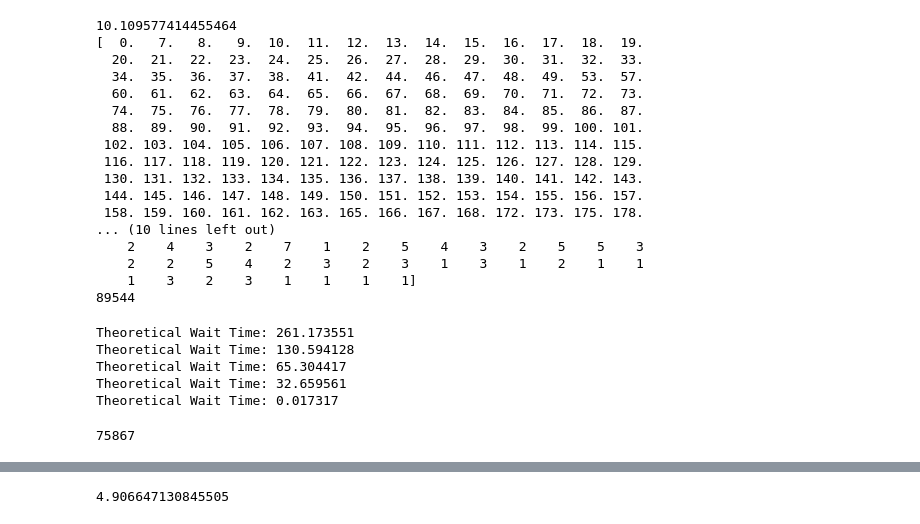
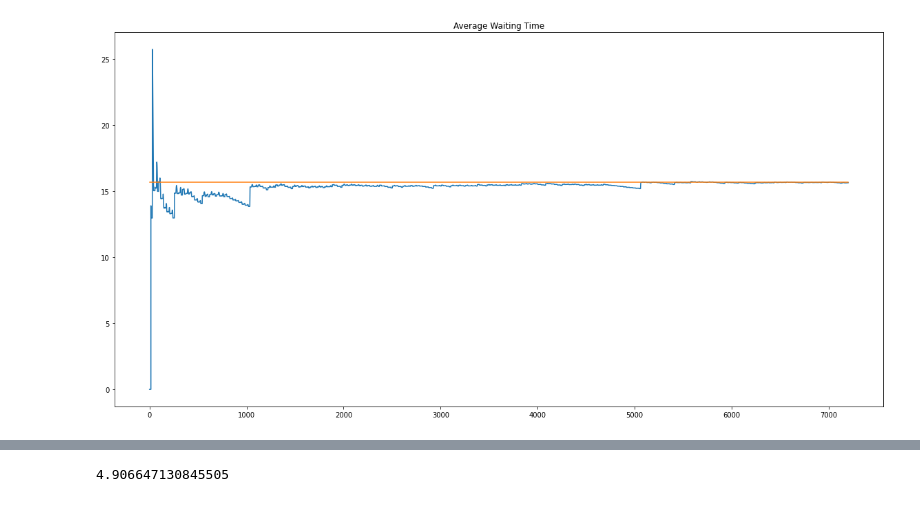
Before and after one commit to zhiyunjiang/CommMotionPlanning, a Jupyter notebook: python/polling_systems/Polling System Demo.ipynb, the cells around one changed output, grey strips where cells are left out. Saved outputs shown, nothing was run; the diff lists cells and outputs as text; code cells hidden in the pictures.

```diff
--- a/python/polling_systems/Polling System Demo.ipynb
+++ b/python/polling_systems/Polling System Demo.ipynb
@@ -156,24 +118,0 @@ NameError: name 'pi_toPandNewPi' is not defined
-# %%
-unique, counts = np.unique(sys_lengths_at_true_switch, return_counts = True)
-print(np.average(sys_lengths_i[:,1]))
-print(unique)
-print(counts)
-print(len(sys_lengths_at_true_switch))
-# %% [output]
-10.109577414455464
-[  0.   7.   8.   9.  10.  11.  12.  13.  14.  15.  16.  17.  18.  19.
-  20.  21.  22.  23.  24.  25.  26.  27.  28.  29.  30.  31.  32.  33.
-  34.  35.  36.  37.  38.  41.  42.  44.  46.  47.  48.  49.  53.  57.
-  60.  61.  62.  63.  64.  65.  66.  67.  68.  69.  70.  71.  72.  73.
-  74.  75.  76.  77.  78.  79.  80.  81.  82.  83.  84.  85.  86.  87.
-  88.  89.  90.  91.  92.  93.  94.  95.  96.  97.  98.  99. 100. 101.
- 102. 103. 104. 105. 106. 107. 108. 109. 110. 111. 112. 113. 114. 115.
- 116. 117. 118. 119. 120. 121. 122. 123. 124. 125. 126. 127. 128. 129.
- 130. 131. 132. 133. 134. 135. 136. 137. 138. 139. 140. 141. 142. 143.
- 144. 145. 146. 147. 148. 149. 150. 151. 152. 153. 154. 155. 156. 157.
- 158. 159. 160. 161. 162. 163. 165. 166. 167. 168. 172. 173. 175. 178.
-... (10 lines left out)
-    2    4    3    2    7    1    2    5    4    3    2    5    5    3
-    2    2    5    4    2    3    2    3    1    3    1    2    1    1
-    1    3    2    3    1    1    1    1]
-89544
@@ -194,23 +119,13 @@ def pi_toPandNewPi(pi):
-# %%
-beta = 1/16
-ps = PS.PollingSystem(np.array([0.3, 0.01, 0.01])/beta, beta)
-
-rp = MRP.RandomRP([1/3, 1/3, 1/3])
-s = 10
-d = 500
-for v in [1,2,4,8,100000]:
-    S =  np.array([[0, s, d],[s, 0, np.sqrt(d+s**2)],[1.5, np.sqrt(d+s**2), 0]])/v
-    wait = ps.calc_avg_wait(rp, S)
-    print("Theoretical Wait Time: %f"%(wait))
-# %% [output]
-Theoretical Wait Time: 261.173551
-Theoretical Wait Time: 130.594128
-Theoretical Wait Time: 65.304417
-Theoretical Wait Time: 32.659561
-Theoretical Wait Time: 0.017317
+# %%
+wt = np.array(wt)
+fig = plt.figure(figsize=[20,10])
+plt.plot(wt[:,0], wt[:,1])
+plt.title("Average Waiting Time")
+#plt.xlim(6500,8000)
+#plt.ylim(12,13)
+plt.plot([0, wt[-1, 0]], [wait, wait])
+plt.show()
+# %% [output]
+[figure, added]
 # %%
 #NOTE: decreasing switching time does NOT guarantee decreasing average waiting time
-# %%
-len(polling_instants)
-# %% [output]
-75867
```
Also changed, not shown: parts of 12 cells of this notebook, 1 other file.
